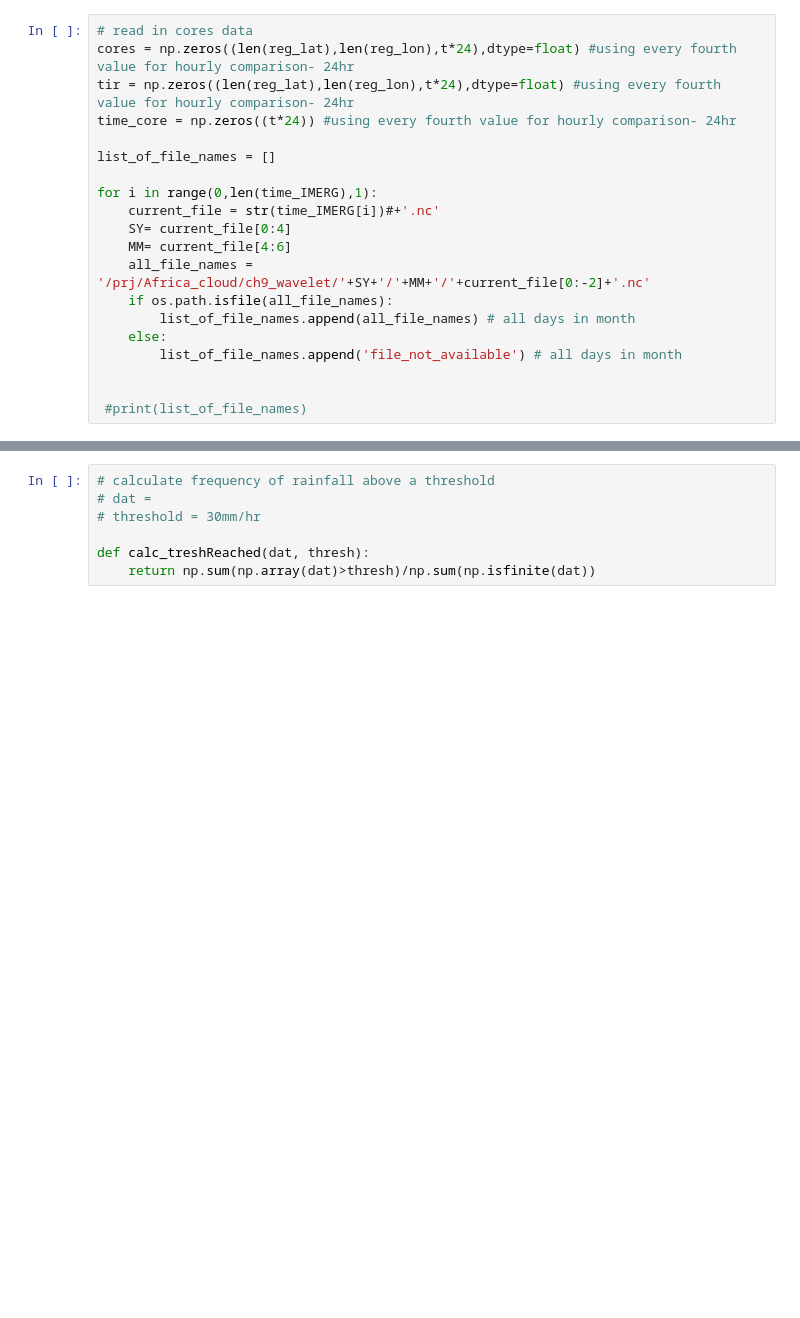
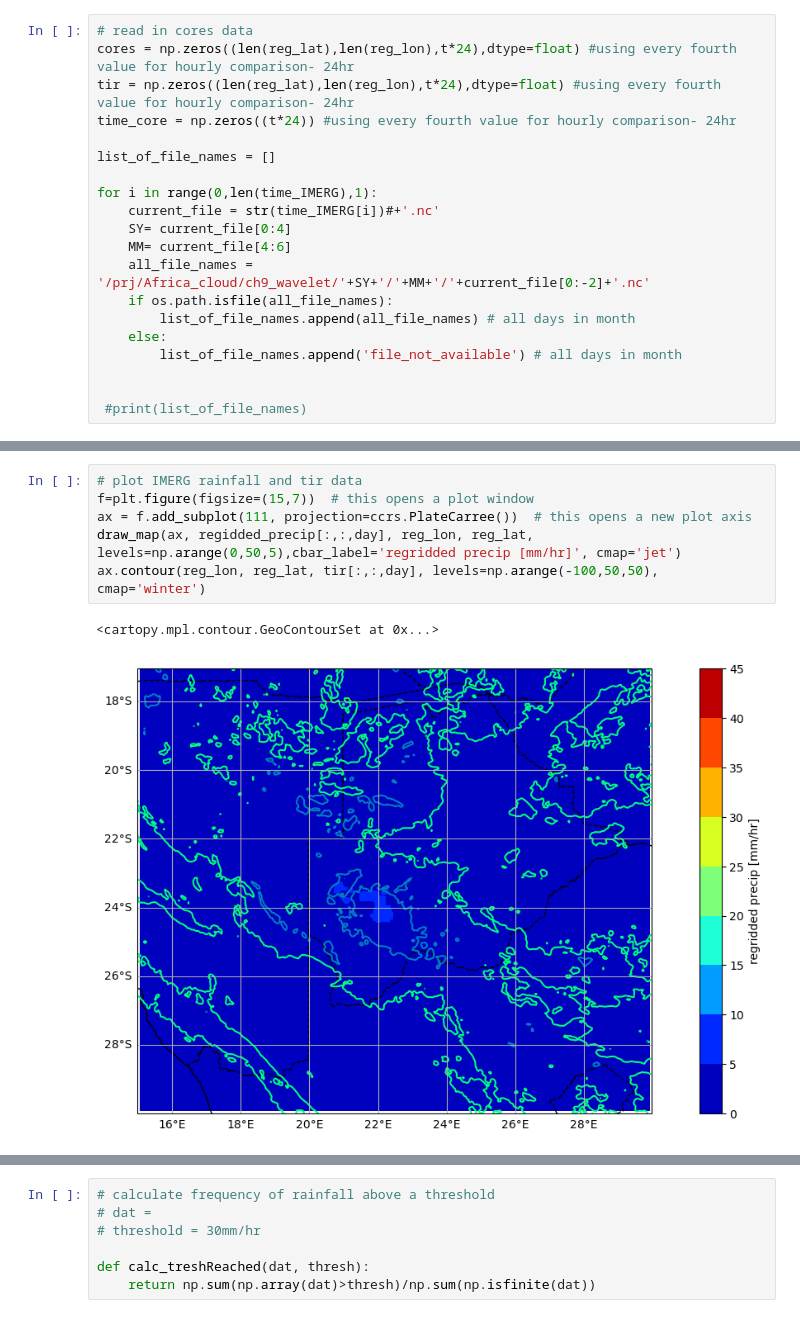
Before and after one commit to JawairiaAA/Africa_cores, a Jupyter notebook: NCI_core_tir_IMERG_analysis_cords_corrected.ipynb, the cells around one changed output, grey strips where cells are left out. Saved outputs shown, nothing was run; the diff lists cells and outputs as text; blank space fills up the shorter version.

```diff
--- a/NCI_core_tir_IMERG_analysis_cords_corrected.ipynb
+++ b/NCI_core_tir_IMERG_analysis_cords_corrected.ipynb
@@ -239,3 +239,12 @@ ax.contour(reg_lon, reg_lat, cores[:,:,day], levels=[-5,1,50], colors='r')
+# %%
+# plot IMERG rainfall and tir data
+f=plt.figure(figsize=(15,7))  # this opens a plot window
+ax = f.add_subplot(111, projection=ccrs.PlateCarree())  # this opens a new plot axis
+draw_map(ax, regidded_precip[:,:,day], reg_lon, reg_lat, levels=np.arange(0,50,5),cbar_label='regridded precip [mm/hr]', cmap='jet')
+ax.contour(reg_lon, reg_lat, tir[:,:,day], levels=np.arange(-100,50,50), cmap='winter')
+# %% [output]
+<cartopy.mpl.contour.GeoContourSet at 0x...>
+[figure, added]
 # %%
 # find rainfall pixels collocated with cores
 cores_1D = cores.flatten()
```
Also changed, not shown: parts of 18 cells of this notebook.
